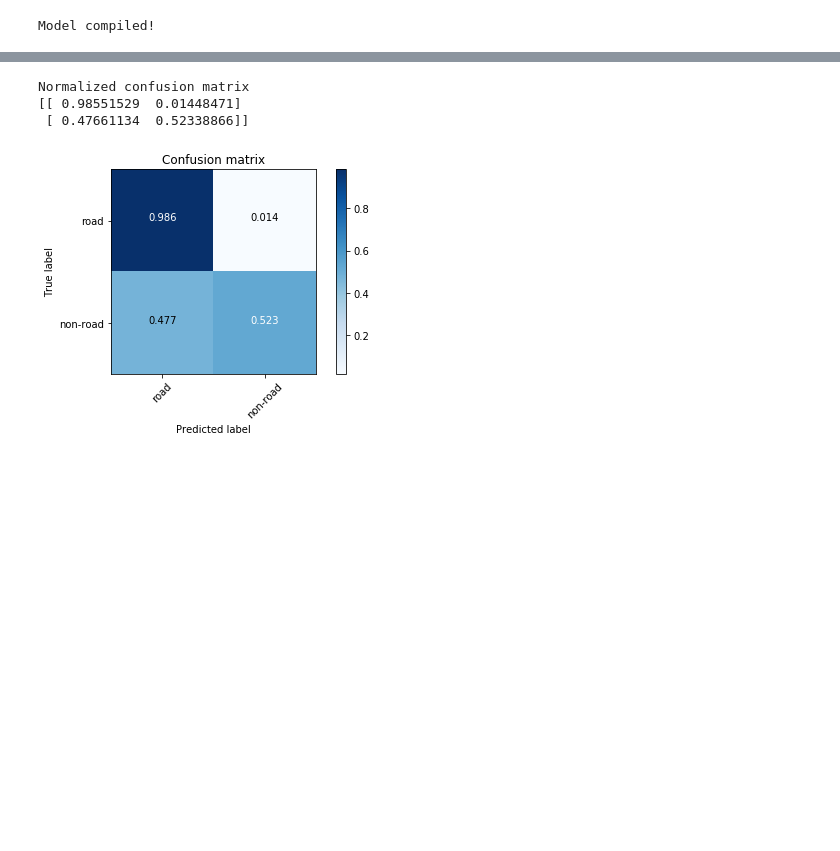
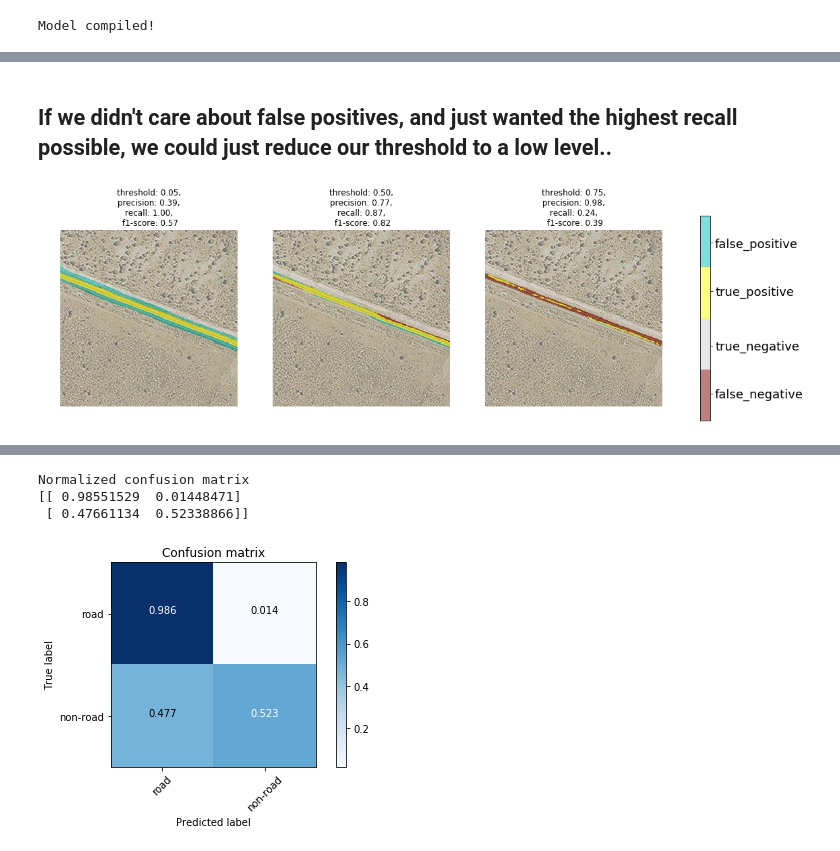
Before and after one commit to csp-inc/tws-segnet, a Jupyter notebook: accuracy_assessment.ipynb, the cells around one changed output, grey strips where cells are left out. Saved outputs shown, nothing was run; the diff lists cells and outputs as text; code cells hidden in the pictures; blank space fills up the shorter version.

```diff
--- a/accuracy_assessment.ipynb
+++ b/accuracy_assessment.ipynb
@@ -168,0 +189,26 @@ precision: 0.396392003901,
+# %% [markdown]
+## If we didn't care about false positives, and just wanted the highest recall possible, we could just reduce our threshold to a low level..
+# %%
+#use a modified y_hat...
+thr = [0.05,0.5,0.75]
+f, ax = plt.subplots(1,len(thr),figsize=(20,14))
+for t in range(len(thr)):
+    y_hat_mod = np.zeros((pr.shape[0], pr.shape[1]))
+    y_hat_mod[pr[:,:,1]<=(1-thr[t])]=1
+    y_hat_mod = y_hat_mod.reshape((pr.shape[0], 256, 256))
+    mac, precision, recall, f1 = segtools.accuracy_summaries(y_val[sample], y_hat_mod[sample])
+    ax[t].set_title('threshold: %.2f,\n precision: %.2f, \n recall: %.2f, \n f1-score: %.2f'
+                    %(thr[t], precision, recall, f1))
+    ax[t].set_axis_off()
+    cmap = mpl.colors.ListedColormap(['maroon','lightgrey','yellow','c'])
+    ax[t].imshow(x_)
+    im = ax[t].imshow(mac, cmap=cmap, alpha=0.5, vmin=0, vmax=3)
+bounds = [0.4, 1.1, 1.9, 2.6]
+labels = ['false_negative', 'true_negative', 'true_positive', 'false_positive']
+cb = f.colorbar(im, ax=ax.ravel().tolist(),shrink=0.4)
+cb.set_ticks(bounds)
+cb.set_ticklabels(labels)
+cb.ax.tick_params(labelsize=18)
+f.savefig('./figures/example_thresholding_out_sample_%s.png'%(sample), dpi=600, bbox_inches='tight')
+# %% [output]
+[figure, added]
```
Also changed, not shown: parts of 11 cells of this notebook, 2 other files.
